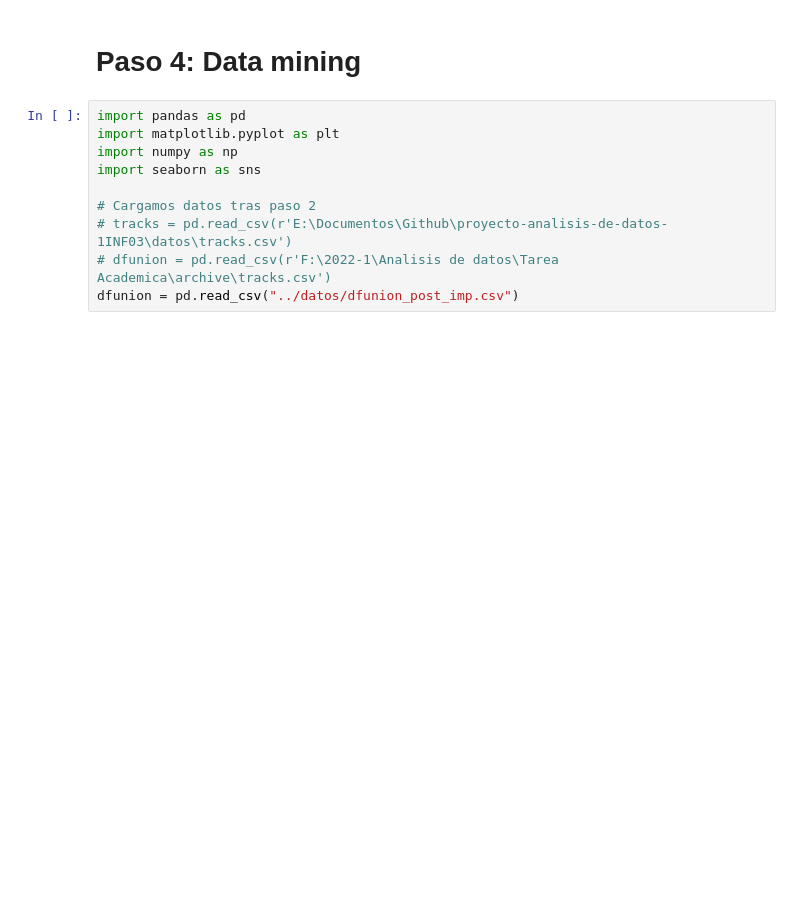
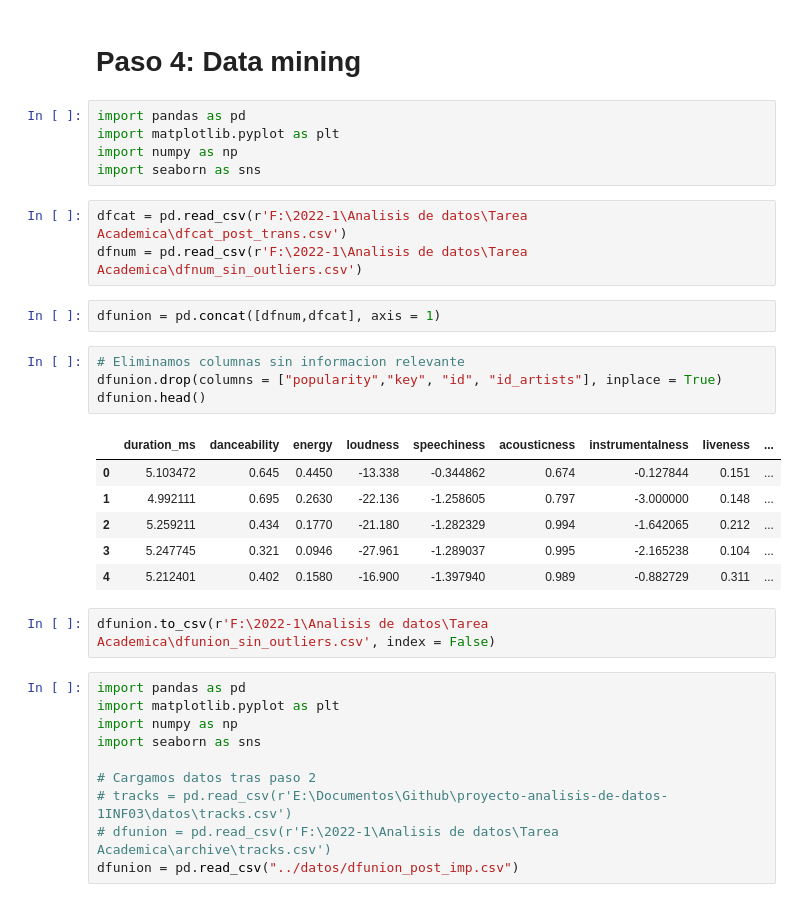
Before and after one commit to lucio-cornejo/proyecto-analisis-de-datos-1INF03, a Jupyter notebook: codes/paso-04.ipynb, the cells around one changed output. Drawn from its saved outputs; the diff is of its cells as text; blank space fills up the shorter version.

```diff
--- a/codes/paso-04.ipynb
+++ b/codes/paso-04.ipynb
@@ -1,5 +1,28 @@
 # %% [markdown]
 # Paso 4: Data mining
+# %%
+import pandas as pd
+import matplotlib.pyplot as plt
+import numpy as np
+import seaborn as sns
+# %%
+dfcat = pd.read_csv(r'F:\2022-1\Analisis de datos\Tarea Academica\dfcat_post_trans.csv')
+dfnum = pd.read_csv(r'F:\2022-1\Analisis de datos\Tarea Academica\dfnum_sin_outliers.csv')
+# %%
+dfunion = pd.concat([dfnum,dfcat], axis = 1)
+# %%
+# Eliminamos columnas sin informacion relevante
+dfunion.drop(columns = ["popularity","key", "id", "id_artists"], inplace = True)
+dfunion.head()
+# %% [output]
+|  | duration_ms | danceability | energy | loudness | speechiness | acousticness | instrumentalness | liveness | ... |
+| 0 | 5.103472 | 0.645 | 0.4450 | -13.338 | -0.344862 | 0.674 | -0.127844 | 0.151 | ... |
+| 1 | 4.992111 | 0.695 | 0.2630 | -22.136 | -1.258605 | 0.797 | -3.000000 | 0.148 | ... |
+| 2 | 5.259211 | 0.434 | 0.1770 | -21.180 | -1.282329 | 0.994 | -1.642065 | 0.212 | ... |
+| 3 | 5.247745 | 0.321 | 0.0946 | -27.961 | -1.289037 | 0.995 | -2.165238 | 0.104 | ... |
+| 4 | 5.212401 | 0.402 | 0.1580 | -16.900 | -1.397940 | 0.989 | -0.882729 | 0.311 | ... |
+# %%
+dfunion.to_csv(r'F:\2022-1\Analisis de datos\Tarea Academica\dfunion_sin_outliers.csv', index = False)
 # %%
 import pandas as pd
 import matplotlib.pyplot as plt
```
Also changed, not shown: parts of 11 cells of this notebook.
